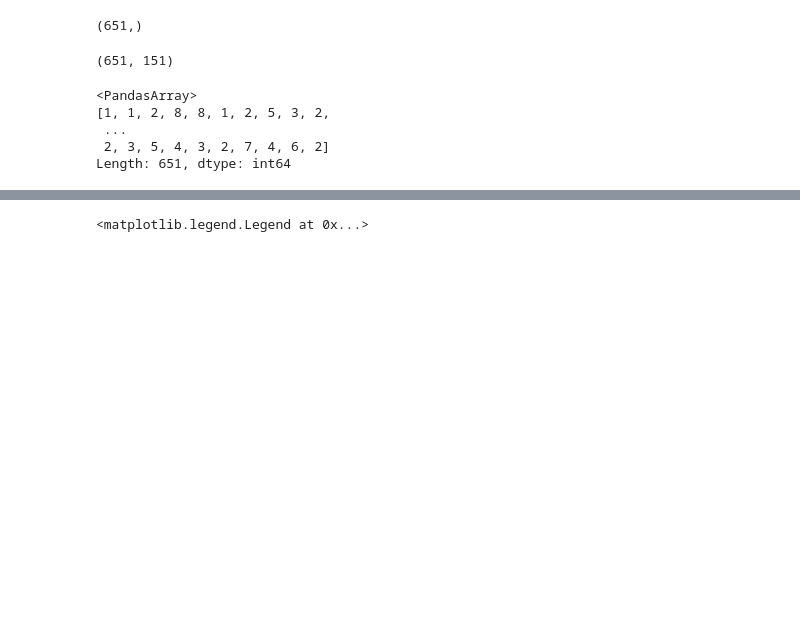
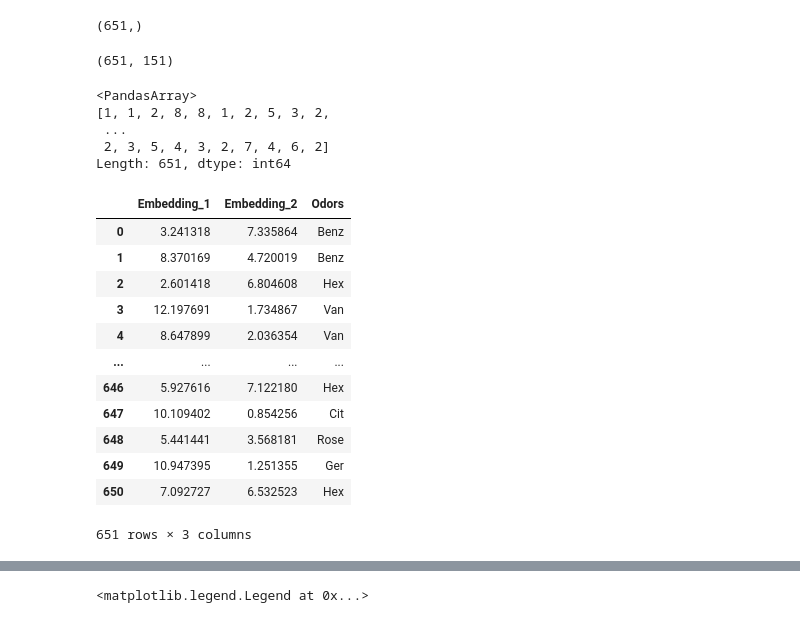
Before and after one commit to snlederman/Odour-classification, a Jupyter notebook: src/eda/umap_testing.ipynb, the cells around one changed output, grey strips where cells are left out. Drawn from its saved outputs; the diff is of its cells as text; code cells hidden in the pictures; blank space fills up the shorter version.

```diff
--- a/src/eda/umap_testing.ipynb
+++ b/src/eda/umap_testing.ipynb
@@ -47,13 +52,31 @@ y_train['label'].values.shape
 X_train.shape
 # %% [output]
 (651, 151)
-# %%
-color_code = y_train['label'].map({'8-Van':8, '5-Lem':5, '4-Rose':4, '6-Ger':6, '3-Ethyl':3, '2-Hex':2, '7-Cit':7,
-       '1-Benz':1})
-color_code.array
-# %% [output]
-<PandasArray>
-[1, 1, 2, 8, 8, 1, 2, 5, 3, 2,
- ...
- 2, 3, 5, 4, 3, 2, 7, 4, 6, 2]
-Length: 651, dtype: int64
+# %%
+color_code = y_train['label'].map(dico)
+color_code.array
+# %% [output]
+<PandasArray>
+[1, 1, 2, 8, 8, 1, 2, 5, 3, 2,
+ ...
+ 2, 3, 5, 4, 3, 2, 7, 4, 6, 2]
+Length: 651, dtype: int64
+# %%
+embedding_df = pd.DataFrame(embedding, columns=["Embedding_1","Embedding_2"])
+embedding_df["Odors"] = y_train['label'].values
+# embedding_df.set_index(["Odors"], inplace=True)
+embedding_df
+# %% [output]
+|  | Embedding_1 | Embedding_2 | Odors |
+| 0 | 3.241318 | 7.335864 | Benz |
+| 1 | 8.370169 | 4.720019 | Benz |
+| 2 | 2.601418 | 6.804608 | Hex |
+| 3 | 12.197691 | 1.734867 | Van |
+| 4 | 8.647899 | 2.036354 | Van |
+| ... | ... | ... | ... |
+| 646 | 5.927616 | 7.122180 | Hex |
+| 647 | 10.109402 | 0.854256 | Cit |
+| 648 | 5.441441 | 3.568181 | Rose |
+| 649 | 10.947395 | 1.251355 | Ger |
+| 650 | 7.092727 | 6.532523 | Hex |
+651 rows × 3 columns
```
Also changed, not shown: parts of 10 cells of this notebook, 5 other files.
